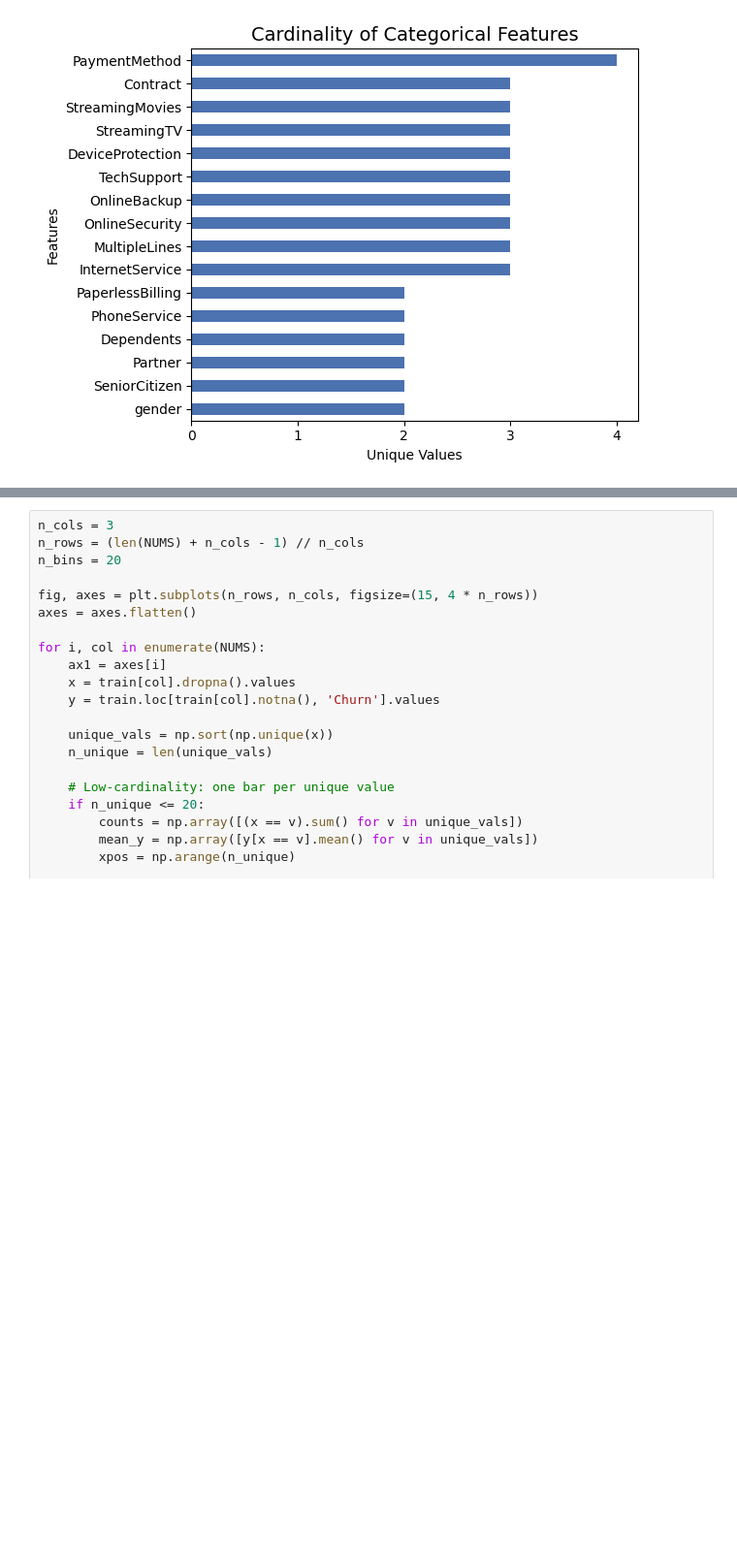
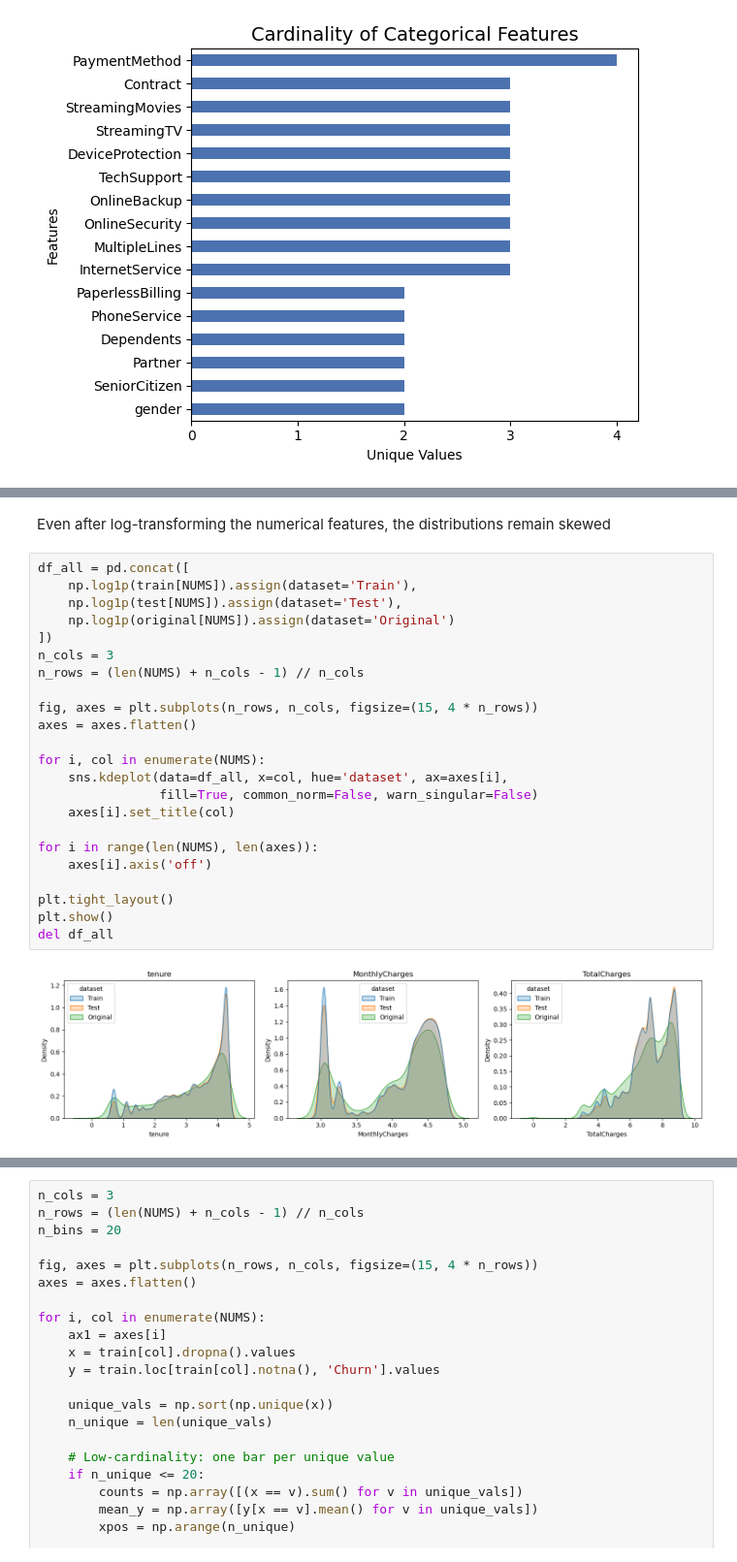
Before and after one commit to jmanuelascacibar/ps6_03_predicting_customer_churn, a Jupyter notebook: eda.ipynb, the cells around one changed output, grey strips where cells are left out. Shown at 97% size. Saved outputs shown, nothing was run; the diff lists cells and outputs as text; blank space fills up the shorter version.

```diff
--- a/eda.ipynb
+++ b/eda.ipynb
@@ -154,4 +163,31 @@ plt.show()
 del df_all
 # %% [output]
 [figure]
+# %% [markdown]
+Even after log-transforming the numerical features, the distributions remain skewed
+# %%
+df_all = pd.concat([
+    np.log1p(train[NUMS]).assign(dataset='Train'),
+    np.log1p(test[NUMS]).assign(dataset='Test'),
+    np.log1p(original[NUMS]).assign(dataset='Original')
+])
+n_cols = 3
+n_rows = (len(NUMS) + n_cols - 1) // n_cols
+
+fig, axes = plt.subplots(n_rows, n_cols, figsize=(15, 4 * n_rows))
+axes = axes.flatten()
+
+for i, col in enumerate(NUMS):
+    sns.kdeplot(data=df_all, x=col, hue='dataset', ax=axes[i],
+                fill=True, common_norm=False, warn_singular=False)
+    axes[i].set_title(col)
+
+for i in range(len(NUMS), len(axes)):
+    axes[i].axis('off')
+
+plt.tight_layout()
+plt.show()
+del df_all
+# %% [output]
+[figure, added]
 # %% [markdown]
```
Also changed, not shown: parts of 28 cells of this notebook.
